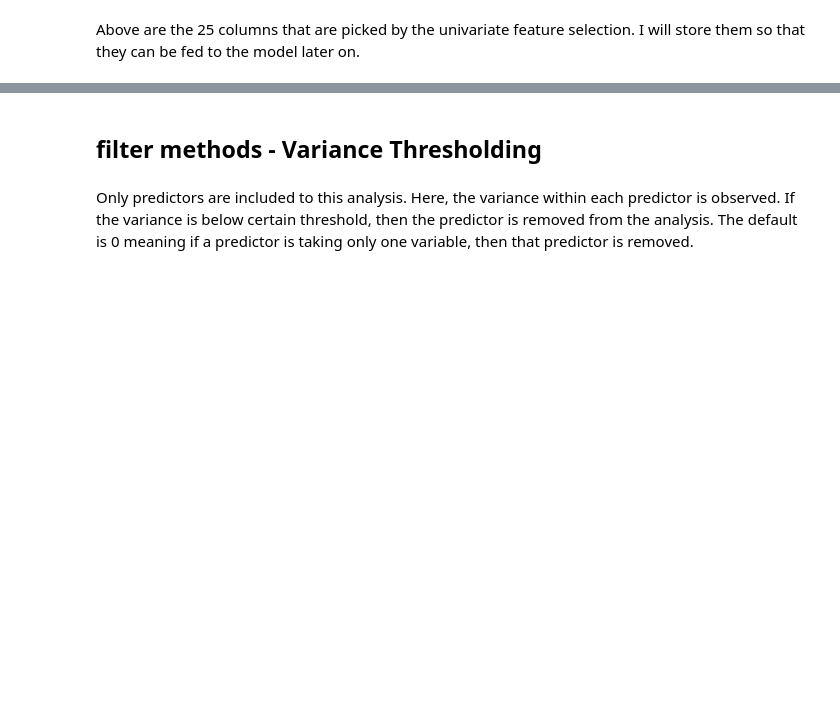
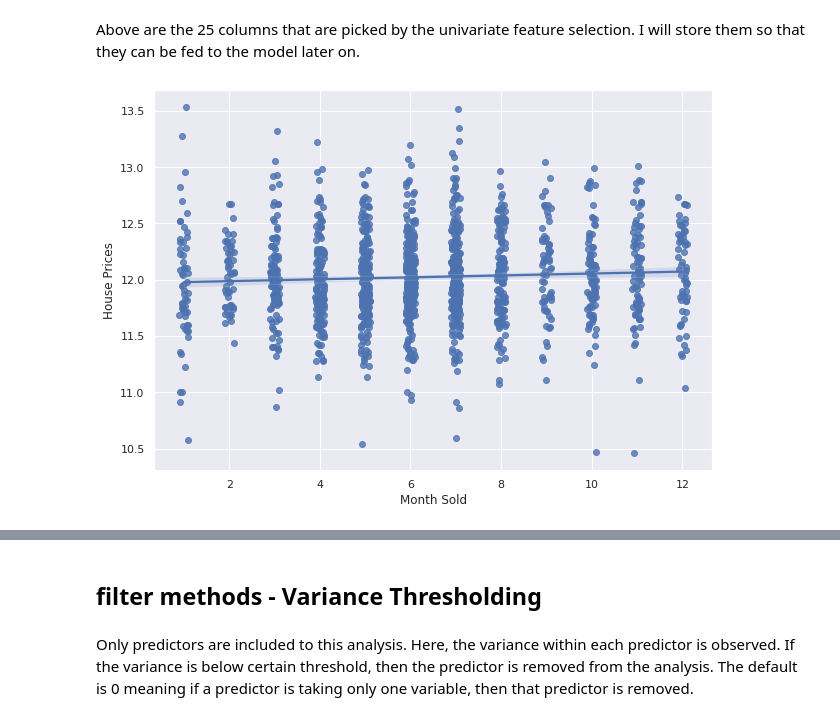
Before and after one commit to demirkeseny/feature_selection_in_regression, a Jupyter notebook: Feature_Selection_Techniques_in_a_Regression_Problem.ipynb, the cells around one changed output, grey strips where cells are left out. Saved outputs shown, nothing was run; the diff lists cells and outputs as text; code cells hidden in the pictures; blank space fills up the shorter version.

```diff
--- a/Feature_Selection_Techniques_in_a_Regression_Problem.ipynb
+++ b/Feature_Selection_Techniques_in_a_Regression_Problem.ipynb
@@ -440,3 +422,7 @@ Above are the 25 columns that are picked by the univariate feature selection. I
 univariate_col = feature_df.iloc[:25,:]['columns'].tolist()
 # %%
 df_univ = X_train[univariate_col]
+# %%
+df['SalePrice'] = np.log(df['SalePrice'])
+# %%
+df['GrLivArea'] = np.log(df['GrLivArea'])
@@ -442,0 +431,7 @@ df_univ = X_train[univariate_col]
+# %%
+plt.subplots(figsize = (10,7))
+ax = sns.regplot(x="MoSold", y="SalePrice", data=df, x_jitter=.1)
+ax.set_ylabel('House Prices', fontsize = 12)
+ax.set_xlabel ('Month Sold', fontsize = 12);
+# %% [output]
+[figure, added]
```
Also changed, not shown: parts of 11 cells of this notebook.
